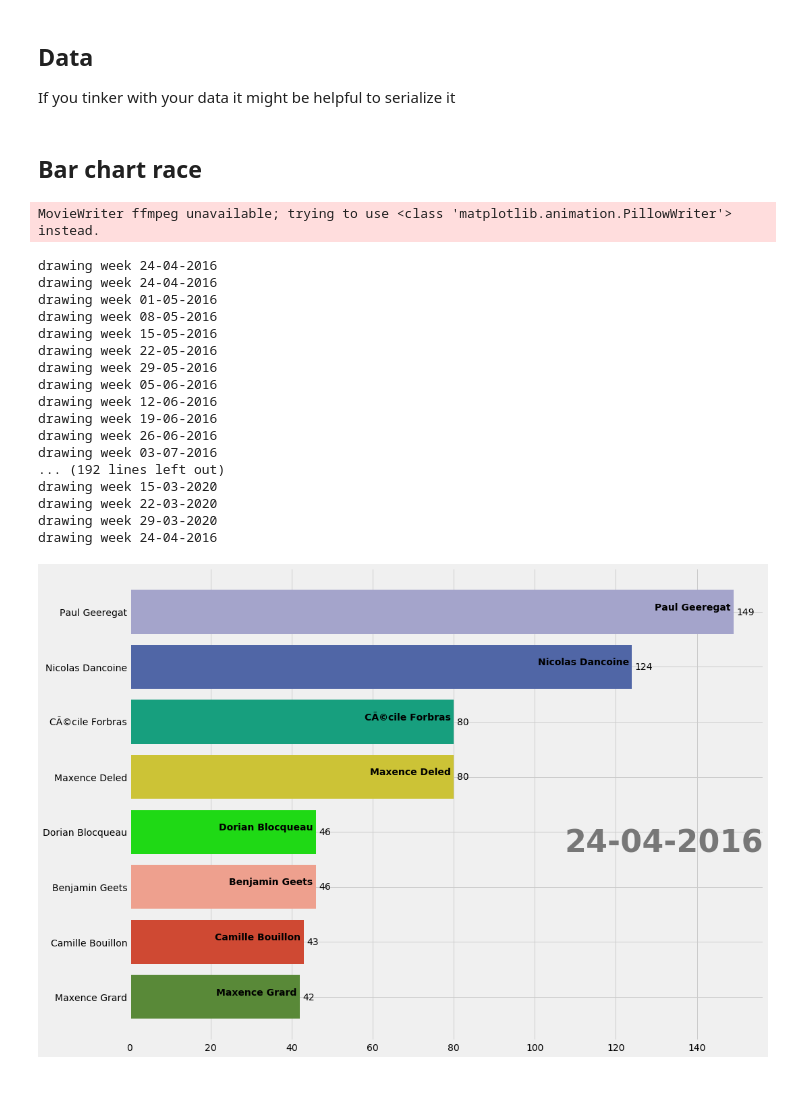
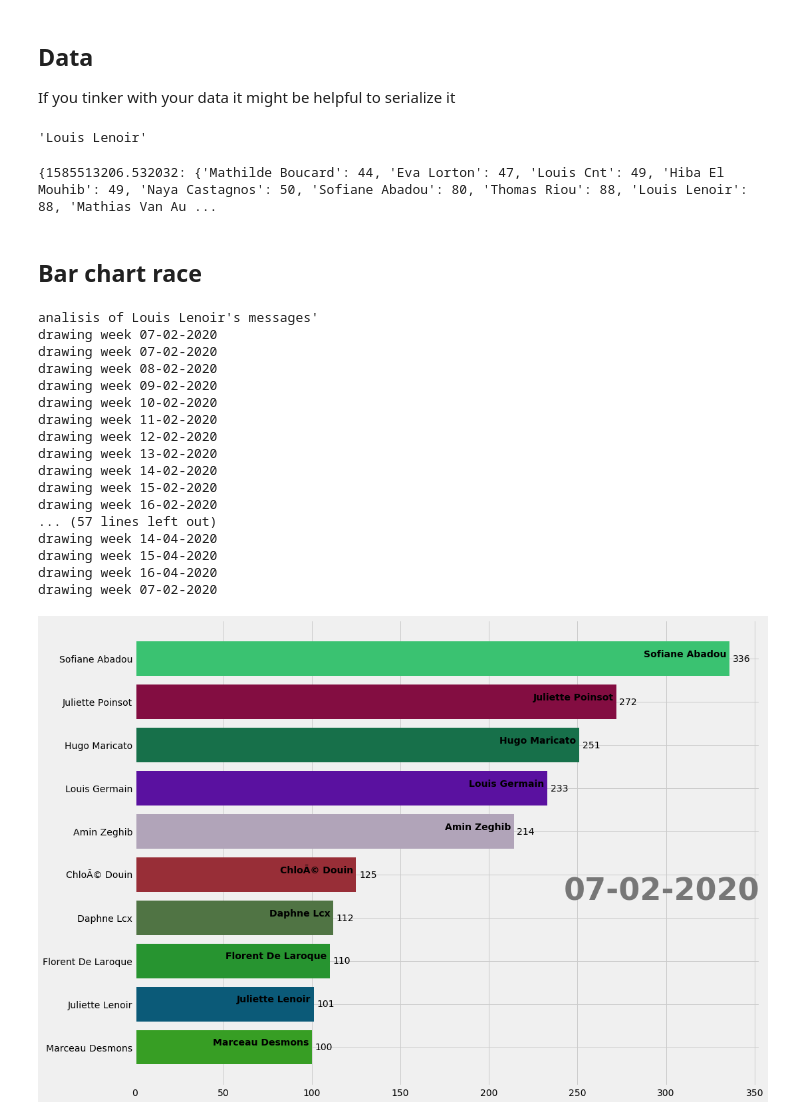
Before and after one commit to Loulen/friendviz, a Jupyter notebook: this_should_be_a_script.ipynb, the cells around one changed output. Cells and saved outputs as stored; diff of their text form; code cells hidden in the pictures; blank space fills up the shorter version.

```diff
--- a/this_should_be_a_script.ipynb
+++ b/this_should_be_a_script.ipynb
@@ -115,13 +163,20 @@ def friendviz(nb_weeks, name):
 # %% [markdown]
 ## Data
 If you tinker with your data it might be helpful to serialize it
+# %%
+get_username(get_json_paths())
+# %% [output]
+'Louis Lenoir'
 # %%
-name = "Your Name"
-to_pickle = dict_nb_msg_per_week(10, name)
-filename = 'friends_monthly_10w.pickle'
+name = "Louis Lenoir"
+to_pickle = dict_nb_msg_per_daily(52*6, name)
+print(to_pickle)
+filename = 'friends_daily_6y.pickle'
 outfile = open(filename,'wb')
 pickle.dump(to_pickle,outfile)
 outfile.close()
+# %% [output]
+{1585513206.532032: {'Mathilde Boucard': 44, 'Eva Lorton': 47, 'Louis Cnt': 49, 'Hiba El Mouhib': 49, 'Naya Castagnos': 50, 'Sofiane Abadou': 80, 'Thomas Riou': 88, 'Louis Lenoir': 88, 'Mathias Van Au ...
 # %%
 infile = open('friends_monthly_6y.pickle','rb')
 monthly_6y = pickle.load(infile)
@@ -130,39 +185,39 @@ infile.close()
 # %% [markdown]
 ## Bar chart race
 # %%
-# If your name has an accent well you can search in your data for a place where it is written,
-# because accents are not supported. Yet.
-name = "Louis Lenoir"
 # replace 52*6 by how much time you want
-nb_msg_week = dict_nb_msg_per_week(52*4, name)
+nb_msg_week = dict_nb_msg_per_day(10)
 # type the name of your output file
-out_name="friendviz_4y.gif"
+out_name="friendviz_6y_daily_Louis.mp4"
 
 colors = get_bars_color(all_participants(nb_msg_week))
 
 frames=list(nb_msg_week.keys())
 frames.reverse() # pour l'ordre d'apparition des slides
 
 fig, ax = plt.subplots(figsize=(15, 12))
 animator= animation.FuncAnimation(fig,draw_barchart, frames=frames,fargs=(nb_msg_week,colors,))
-animator.save(out_name, fps=1, dpi=200)
+
+# besoin d'avoir ffmpeg installé
+Writer = animation.writers['ffmpeg']
+writer = Writer(fps=7, metadata=dict(artist='Louis Lenoir'), bitrate=1800)
+animator.save(out_name, writer=writer)
 # %% [output]
-MovieWriter ffmpeg unavailable; trying to use <class 'matplotlib.animation.PillowWriter'> instead.
+analisis of Louis Lenoir's messages'
+drawing week 07-02-2020
+drawing week 07-02-2020
+drawing week 08-02-2020
+drawing week 09-02-2020
+drawing week 10-02-2020
+drawing week 11-02-2020
+drawing week 12-02-2020
+drawing week 13-02-2020
+drawing week 14-02-2020
+drawing week 15-02-2020
+drawing week 16-02-2020
+... (57 lines left out)
+drawing week 14-04-2020
+drawing week 15-04-2020
+drawing week 16-04-2020
+drawing week 07-02-2020
-drawing week 24-04-2016
-drawing week 24-04-2016
-drawing week 01-05-2016
-drawing week 08-05-2016
-drawing week 15-05-2016
-drawing week 22-05-2016
-drawing week 29-05-2016
-drawing week 05-06-2016
-drawing week 12-06-2016
-drawing week 19-06-2016
-drawing week 26-06-2016
-drawing week 03-07-2016
-... (192 lines left out)
-drawing week 15-03-2020
-drawing week 22-03-2020
-drawing week 29-03-2020
-drawing week 24-04-2016
-[figure, old version]
+[figure, new version]
```
Also changed, not shown: parts of 1 cell of this notebook, 10 other files.
